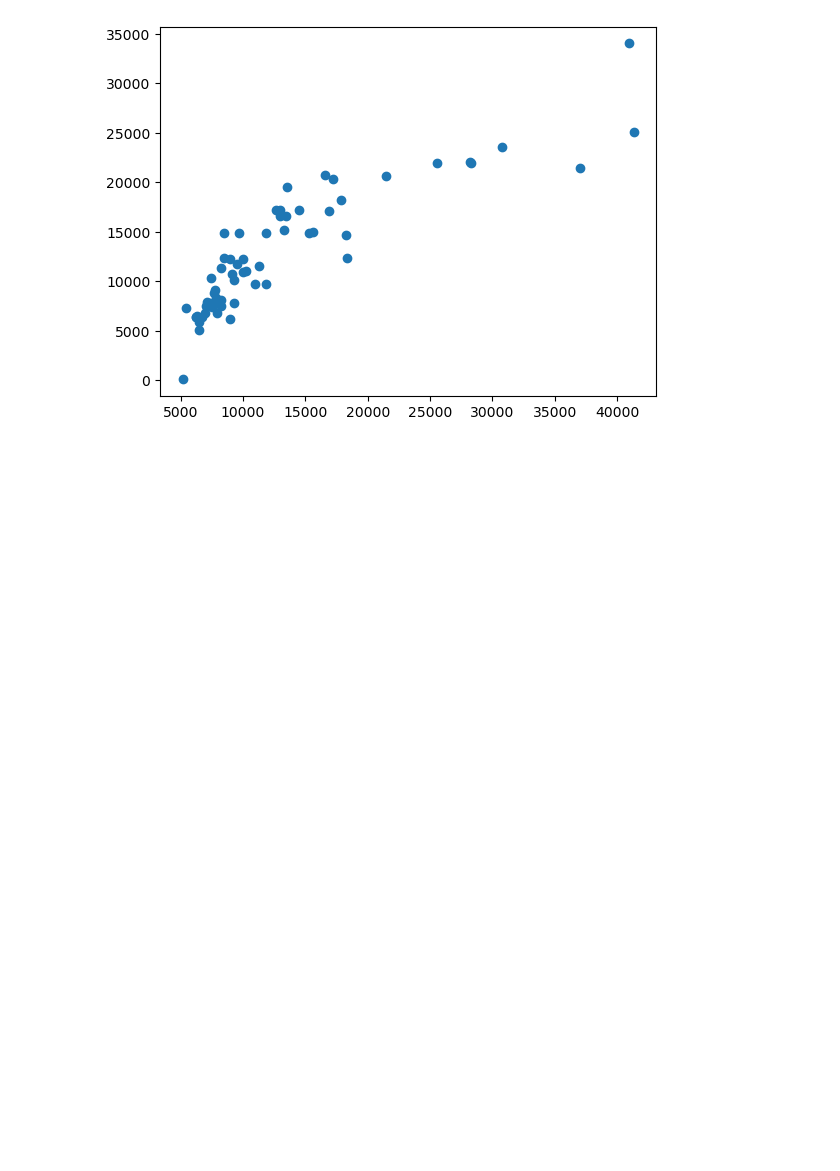
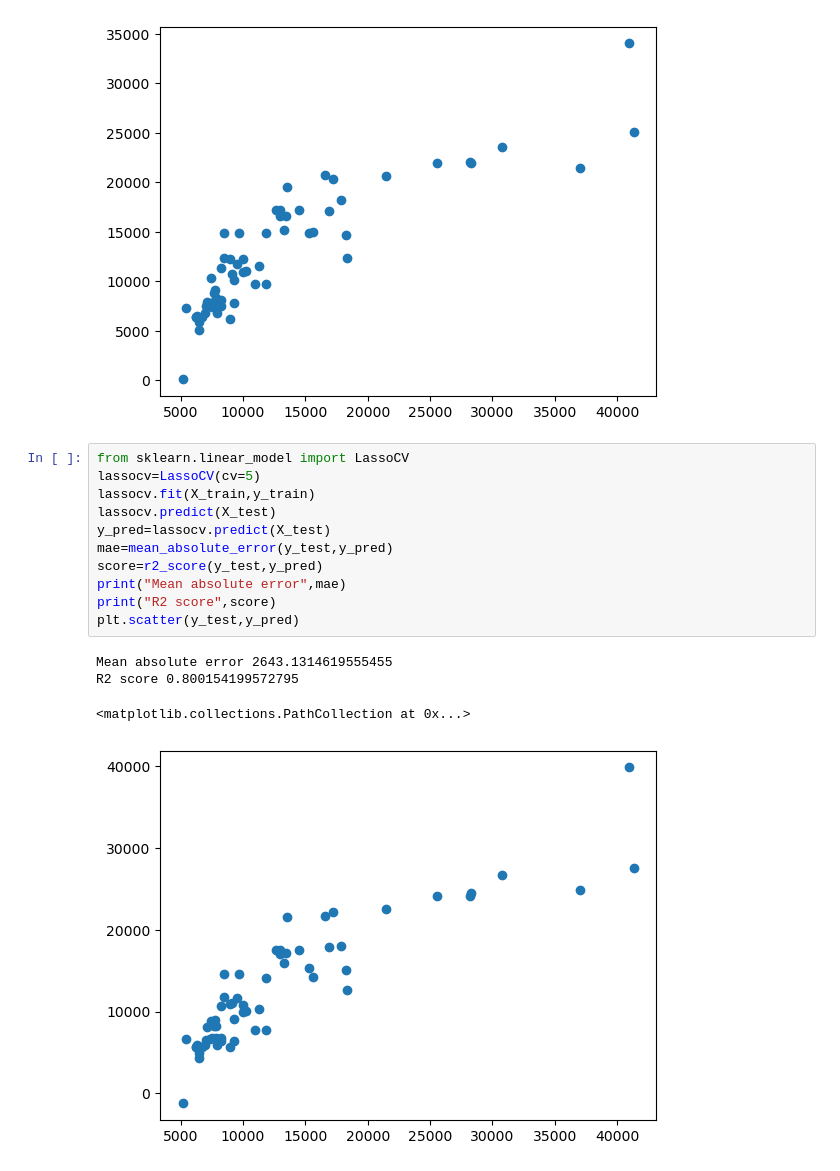
Before and after one commit to joan-18/car_price_prediction-, a Jupyter notebook: notebooks/carprice_prediction.ipynb, the cells around one changed output. Saved outputs shown, nothing was run; the diff lists cells and outputs as text; blank space fills up the shorter version.

```diff
--- a/notebooks/carprice_prediction.ipynb
+++ b/notebooks/carprice_prediction.ipynb
@@ -214,6 +234,22 @@ Mean absolute error 2722.45138992498
 R2 score 0.7503822222819865
 <matplotlib.collections.PathCollection at 0x...>
 [figure]
+# %%
+from sklearn.linear_model import LassoCV
+lassocv=LassoCV(cv=5)
+lassocv.fit(X_train,y_train)
+lassocv.predict(X_test)
+y_pred=lassocv.predict(X_test)
+mae=mean_absolute_error(y_test,y_pred)
+score=r2_score(y_test,y_pred)
+print("Mean absolute error",mae)
+print("R2 score",score)
+plt.scatter(y_test,y_pred)
+# %% [output]
+Mean absolute error 2643.1314619555455
+R2 score 0.800154199572795
+<matplotlib.collections.PathCollection at 0x...>
+[figure, added]
 # %%
 import pickle
 pickle.dump(scaler,open('scaler.pkl','wb'))
```
Also changed, not shown: parts of 3 cells of this notebook.
